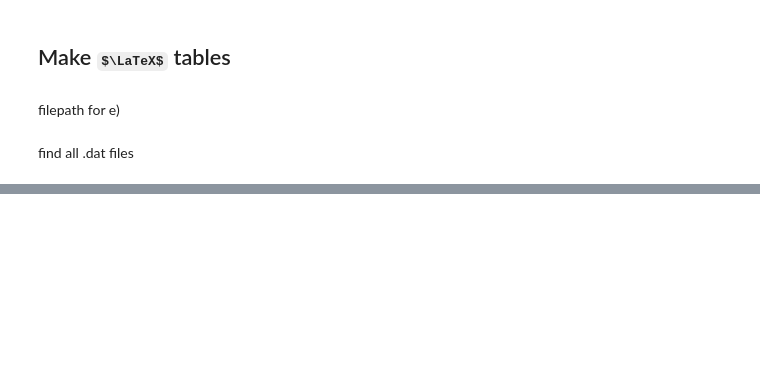
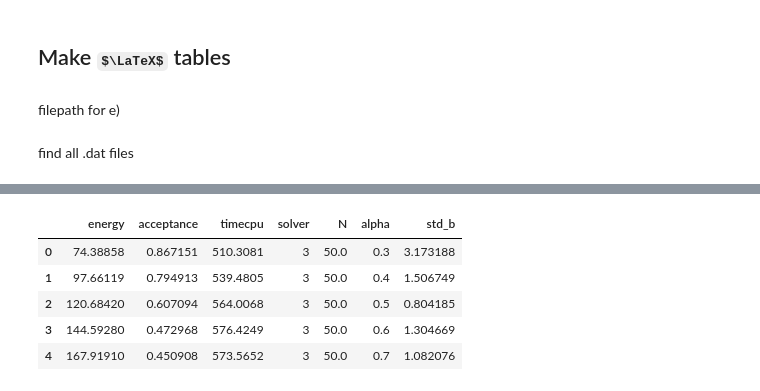
Before and after one commit to fridafu/FYS4411, a Jupyter notebook: results/e).ipynb, the cells around one changed output, grey strips where cells are left out. Cells and saved outputs as stored; diff of their text form; code cells hidden in the pictures; some formulas as TeX source; blank space fills up the shorter version.

```diff
--- a/results/e).ipynb
+++ b/results/e).ipynb
@@ -188,0 +325,3 @@ for k in range(len(files)):
+# %%
+N50E = filesE[2]
+N50mf = filesm[2]
@@ -188,0 +368,2 @@ for k in range(len(files)):
+# %%
+N50m, E50 = read_E_alpha(N50mf,N50E,50)
@@ -188,0 +409,9 @@ for k in range(len(files)):
+# %%
+N50m
+# %% [output]
+|  | energy | acceptance | timecpu | solver | N | alpha | std_b |
+| 0 | 74.38858 | 0.867151 | 510.3081 | 3 | 50.0 | 0.3 | 3.173188 |
+| 1 | 97.66119 | 0.794913 | 539.4805 | 3 | 50.0 | 0.4 | 1.506749 |
+| 2 | 120.68420 | 0.607094 | 564.0068 | 3 | 50.0 | 0.5 | 0.804185 |
+| 3 | 144.59280 | 0.472968 | 576.4249 | 3 | 50.0 | 0.6 | 1.304669 |
+| 4 | 167.91910 | 0.450908 | 573.5652 | 3 | 50.0 | 0.7 | 1.082076 |
```
Also changed, not shown: parts of 62 cells of this notebook, 9 other files.
